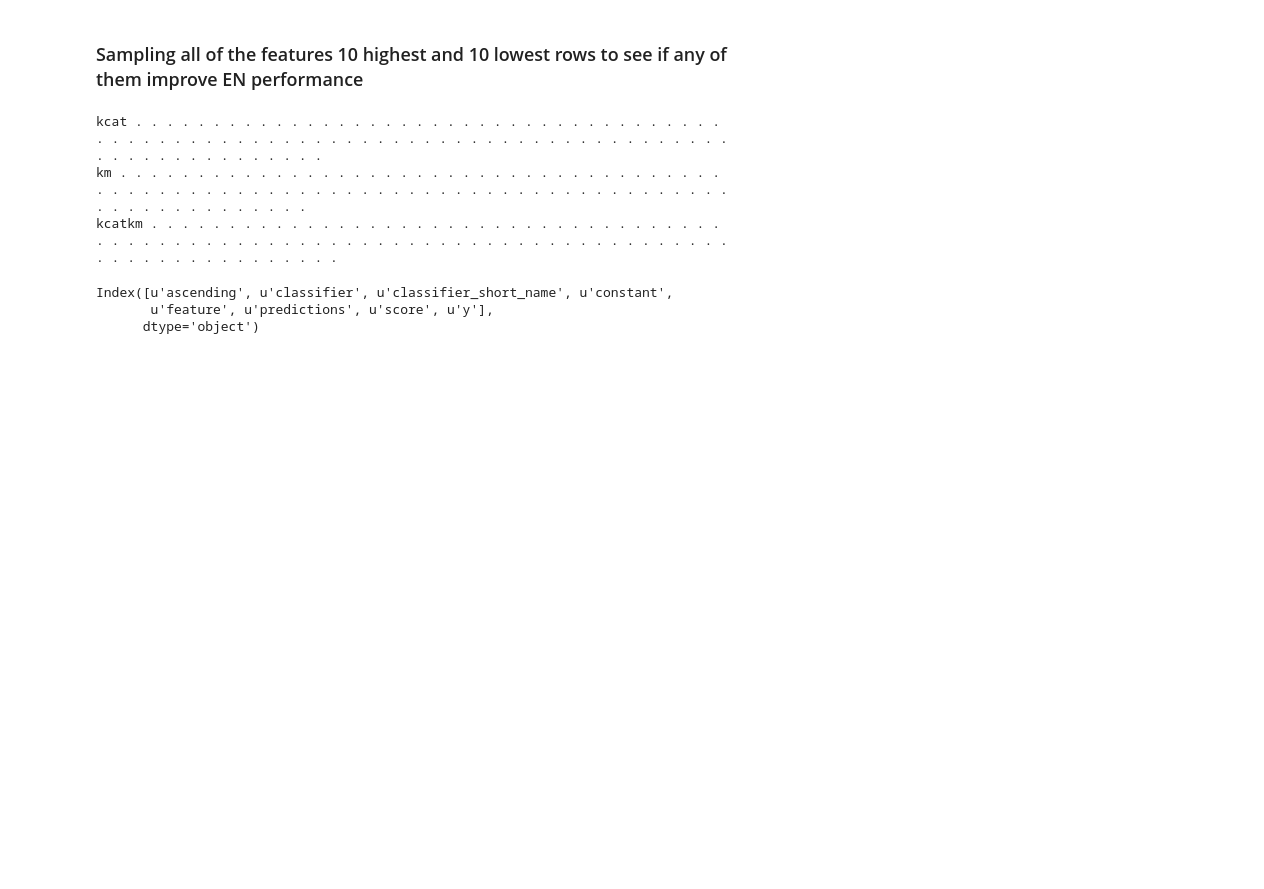
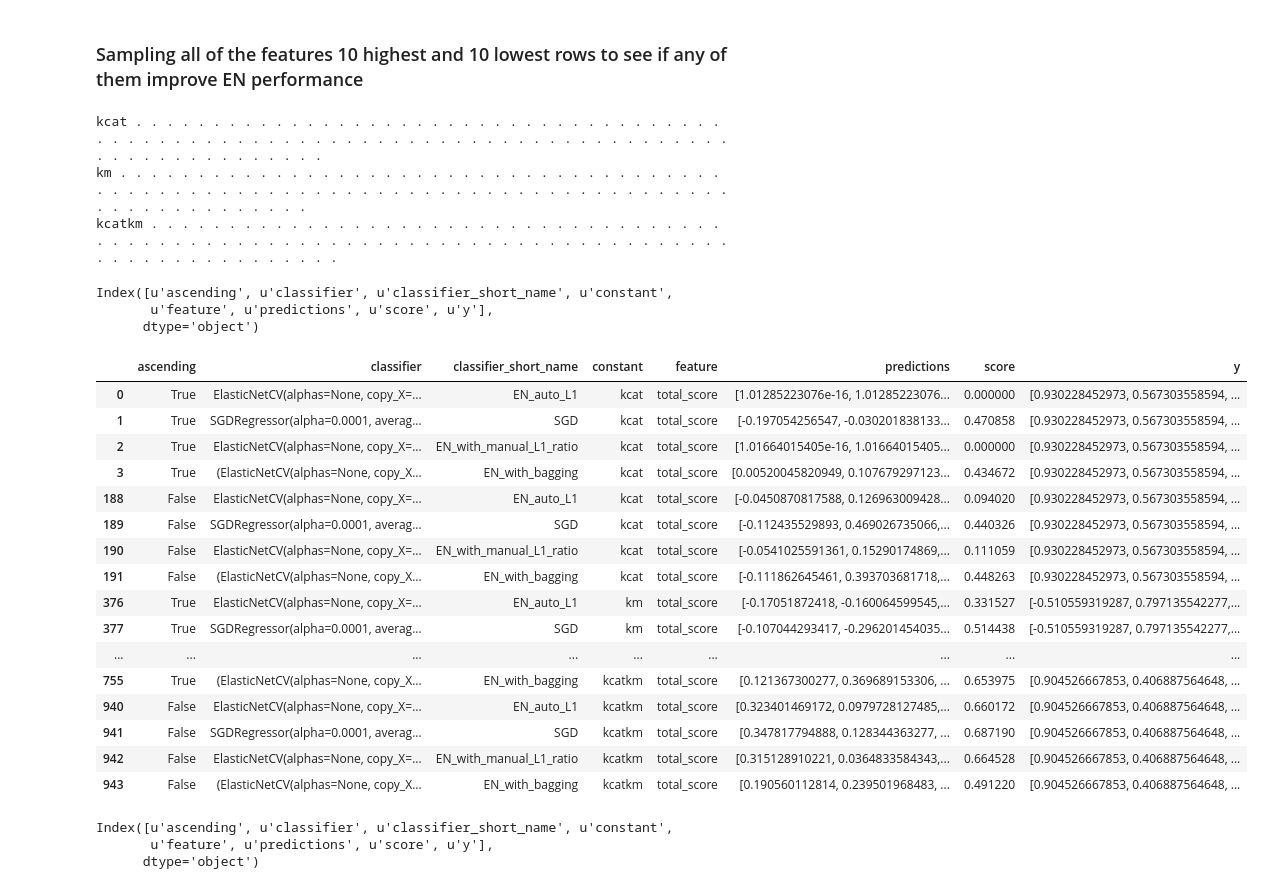
Before and after one commit to dacarlin/bagel-benchmark, a Jupyter notebook: Untitled.ipynb, the cells around one changed output. Drawn from its saved outputs; the diff is of its cells as text; code cells hidden in the pictures; blank space fills up the shorter version.

```diff
--- a/Untitled.ipynb
+++ b/Untitled.ipynb
@@ -576,6 +576,37 @@ for ( constant, a, feature, J ) in loaded_feature_sets:
 
 scores = pandas.DataFrame( scores )
 scores.to_pickle( 'scores.pkl' )
+# %%
+import pickle
+
+with open( 'scores.pkl' ) as fn:
+    loaded_scores = pickle.load( fn )
+# %%
+loaded_scores.columns
+# %% [output]
+Index([u'ascending', u'classifier', u'classifier_short_name', u'constant',
+       u'feature', u'predictions', u'score', u'y'],
+      dtype='object')
+# %%
+loaded_scores[ ( loaded_scores.feature == 'total_score' ) ]
+# %% [output]
+|  | ascending | classifier | classifier_short_name | constant | feature | predictions | score | y |
+| 0 | True | ElasticNetCV(alphas=None, copy_X=... | EN_auto_L1 | kcat | total_score | [1.01285223076e-16, 1.01285223076... | 0.000000 | [0.930228452973, 0.567303558594, ... |
+| 1 | True | SGDRegressor(alpha=0.0001, averag... | SGD | kcat | total_score | [-0.197054256547, -0.030201838133... | 0.470858 | [0.930228452973, 0.567303558594, ... |
+| 2 | True | ElasticNetCV(alphas=None, copy_X=... | EN_with_manual_L1_ratio | kcat | total_score | [1.01664015405e-16, 1.01664015405... | 0.000000 | [0.930228452973, 0.567303558594, ... |
+| 3 | True | (ElasticNetCV(alphas=None, copy_X... | EN_with_bagging | kcat | total_score | [0.00520045820949, 0.107679297123... | 0.434672 | [0.930228452973, 0.567303558594, ... |
+| 188 | False | ElasticNetCV(alphas=None, copy_X=... | EN_auto_L1 | kcat | total_score | [-0.0450870817588, 0.126963009428... | 0.094020 | [0.930228452973, 0.567303558594, ... |
+| 189 | False | SGDRegressor(alpha=0.0001, averag... | SGD | kcat | total_score | [-0.112435529893, 0.469026735066,... | 0.440326 | [0.930228452973, 0.567303558594, ... |
+| 190 | False | ElasticNetCV(alphas=None, copy_X=... | EN_with_manual_L1_ratio | kcat | total_score | [-0.0541025591361, 0.15290174869,... | 0.111059 | [0.930228452973, 0.567303558594, ... |
+| 191 | False | (ElasticNetCV(alphas=None, copy_X... | EN_with_bagging | kcat | total_score | [-0.111862645461, 0.393703681718,... | 0.448263 | [0.930228452973, 0.567303558594, ... |
+| 376 | True | ElasticNetCV(alphas=None, copy_X=... | EN_auto_L1 | km | total_score | [-0.17051872418, -0.160064599545,... | 0.331527 | [-0.510559319287, 0.797135542277,... |
+| 377 | True | SGDRegressor(alpha=0.0001, averag... | SGD | km | total_score | [-0.107044293417, -0.296201454035... | 0.514438 | [-0.510559319287, 0.797135542277,... |
+| ... | ... | ... | ... | ... | ... | ... | ... | ... |
+| 755 | True | (ElasticNetCV(alphas=None, copy_X... | EN_with_bagging | kcatkm | total_score | [0.121367300277, 0.369689153306, ... | 0.653975 | [0.904526667853, 0.406887564648, ... |
+| 940 | False | ElasticNetCV(alphas=None, copy_X=... | EN_auto_L1 | kcatkm | total_score | [0.323401469172, 0.0979728127485,... | 0.660172 | [0.904526667853, 0.406887564648, ... |
+| 941 | False | SGDRegressor(alpha=0.0001, averag... | SGD | kcatkm | total_score | [0.347817794888, 0.128344363277, ... | 0.687190 | [0.904526667853, 0.406887564648, ... |
+| 942 | False | ElasticNetCV(alphas=None, copy_X=... | EN_with_manual_L1_ratio | kcatkm | total_score | [0.315128910221, 0.0364833584343,... | 0.664528 | [0.904526667853, 0.406887564648, ... |
+| 943 | False | (ElasticNetCV(alphas=None, copy_X... | EN_with_bagging | kcatkm | total_score | [0.190560112814, 0.239501968483, ... | 0.491220 | [0.904526667853, 0.406887564648, ... |
 # %%
 def my_function( df ):
     return df.sort_values( 'score', ascending=False ).head( 5 )
```
Also changed, not shown: 1 other file.
